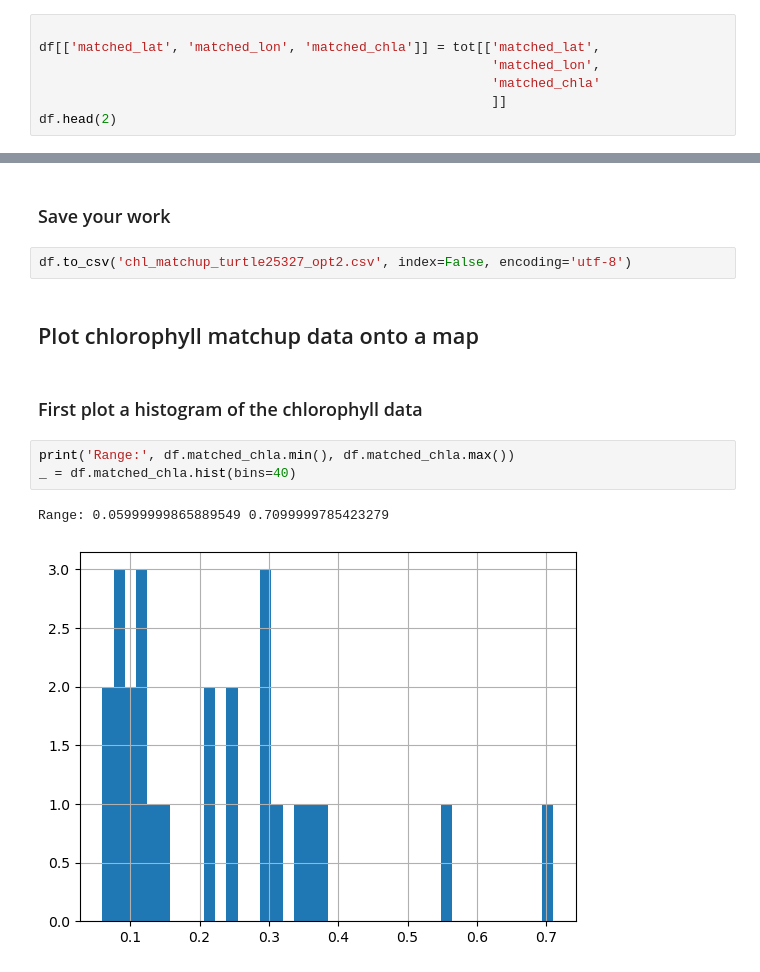
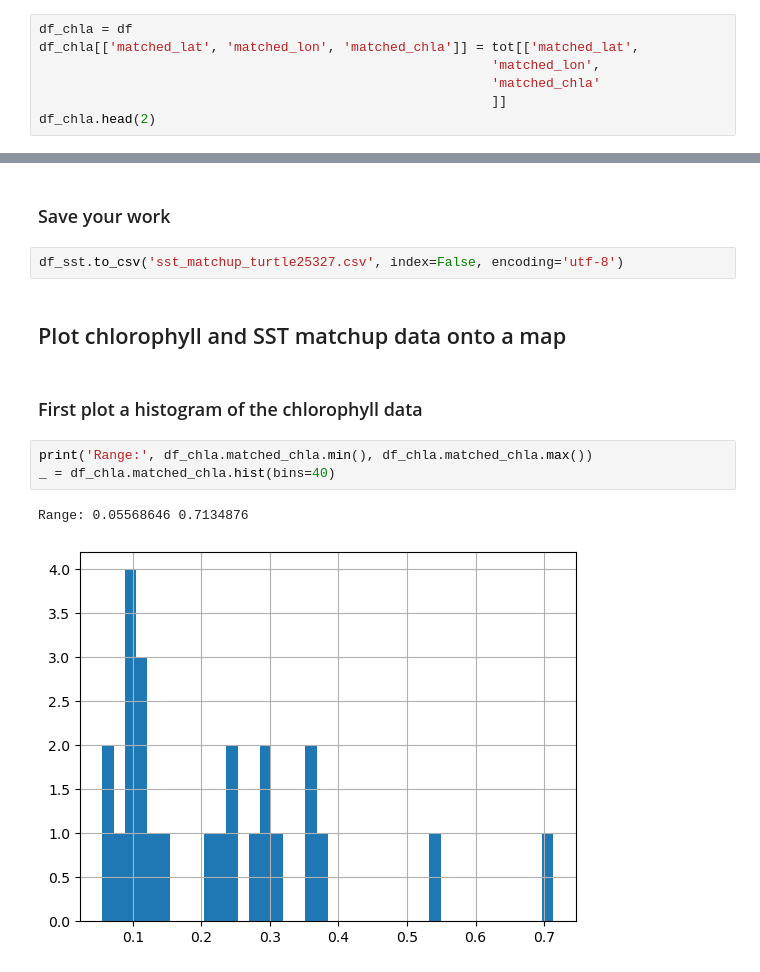
Before and after one commit to nmfs-opensci/NOAAHackDays, a Jupyter notebook: topics-2025/2025-02-28-ERDDAP-Py/erddap_intro_satellite_matchup_track_2_options.ipynb, the cells around one changed output, grey strips where cells are left out. Cells and saved outputs as stored; diff of their text form.

```diff
--- a/topics-2025/2025-02-28-ERDDAP-Py/erddap_intro_satellite_matchup_track_2_options.ipynb
+++ b/topics-2025/2025-02-28-ERDDAP-Py/erddap_intro_satellite_matchup_track_2_options.ipynb
@@ -372,12 +372,12 @@ tot.head(2)
 # %% [markdown]
 ### Consolidate the downloaded satellite data into the track data frame
 # %%
-
-df[['matched_lat', 'matched_lon', 'matched_chla']] = tot[['matched_lat',
+df_chla = df
+df_chla[['matched_lat', 'matched_lon', 'matched_chla']] = tot[['matched_lat',
                                                           'matched_lon',
                                                           'matched_chla'
                                                           ]]
-df.head(2)
+df_chla.head(2)
 # %% [output]
 |  | mean_lon | mean_lat | date_str | mean_lon_str | mean_lat_str | matched_lat | matched_lon | matched_chla |
 | 0 | 176.619433 | 32.678728 | 2005-05-04 | 176.619432886108 | 32.6787283689241 | 32.6875 | 176.604167 | 0.293616 |
@@ -557,14 +565,14 @@ df.head(2)
 # %% [markdown]
 ### Save your work
 # %%
-df.to_csv('chl_matchup_turtle25327_opt2.csv', index=False, encoding='utf-8')
+df_sst.to_csv('sst_matchup_turtle25327.csv', index=False, encoding='utf-8')
 # %% [markdown]
-## Plot chlorophyll matchup data onto a map
+## Plot chlorophyll and SST matchup data onto a map
 # %% [markdown]
 ### First plot a histogram of the chlorophyll data
 # %%
-print('Range:', df.matched_chla.min(), df.matched_chla.max())
-_ = df.matched_chla.hist(bins=40)
+print('Range:', df_chla.matched_chla.min(), df_chla.matched_chla.max())
+_ = df_chla.matched_chla.hist(bins=40)
 # %% [output]
-Range: 0.05999999865889549 0.7099999785423279
+Range: 0.05568646 0.7134876
-[figure, old version]
+[figure, new version]
```
Also changed, not shown: parts of 16 cells of this notebook.
